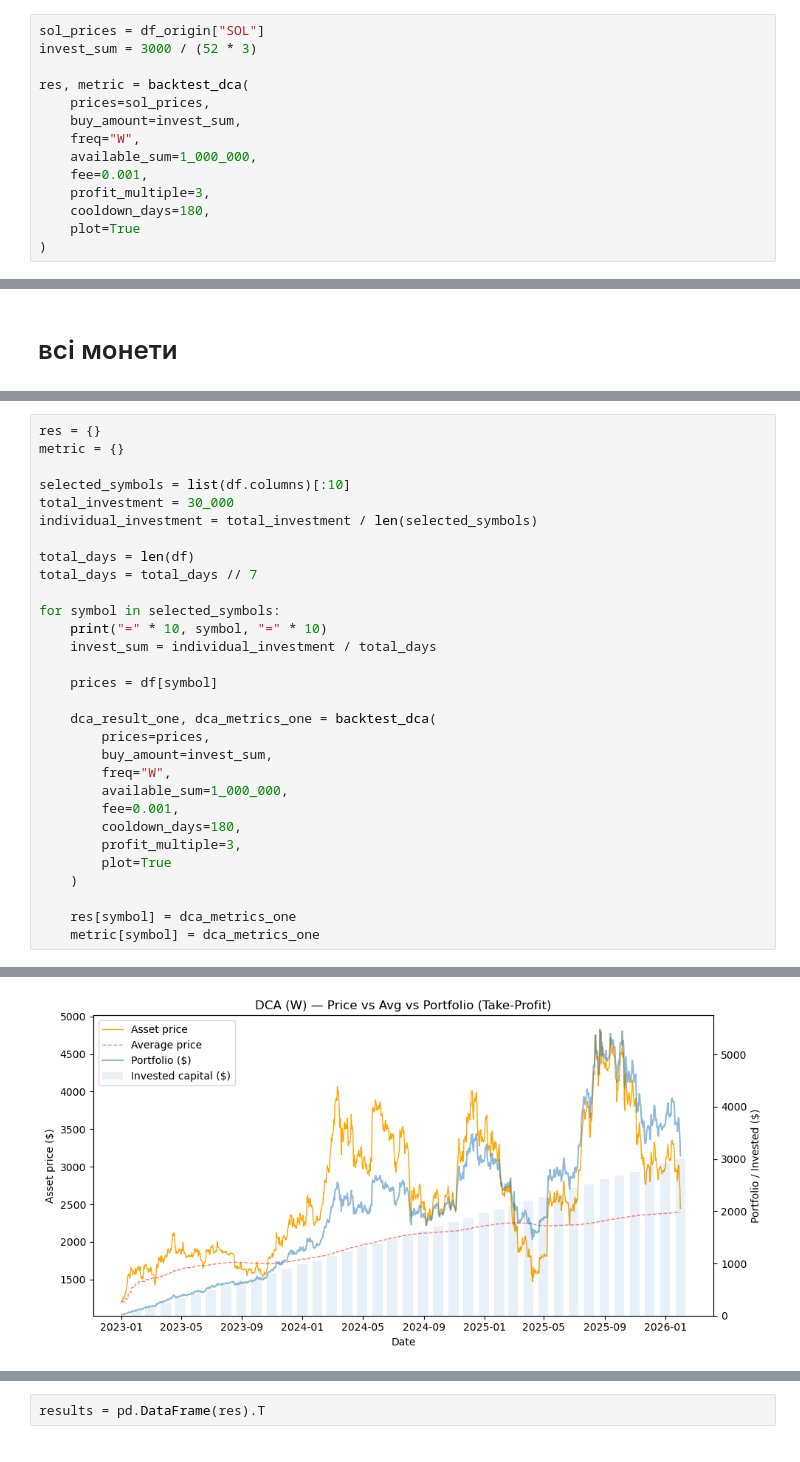
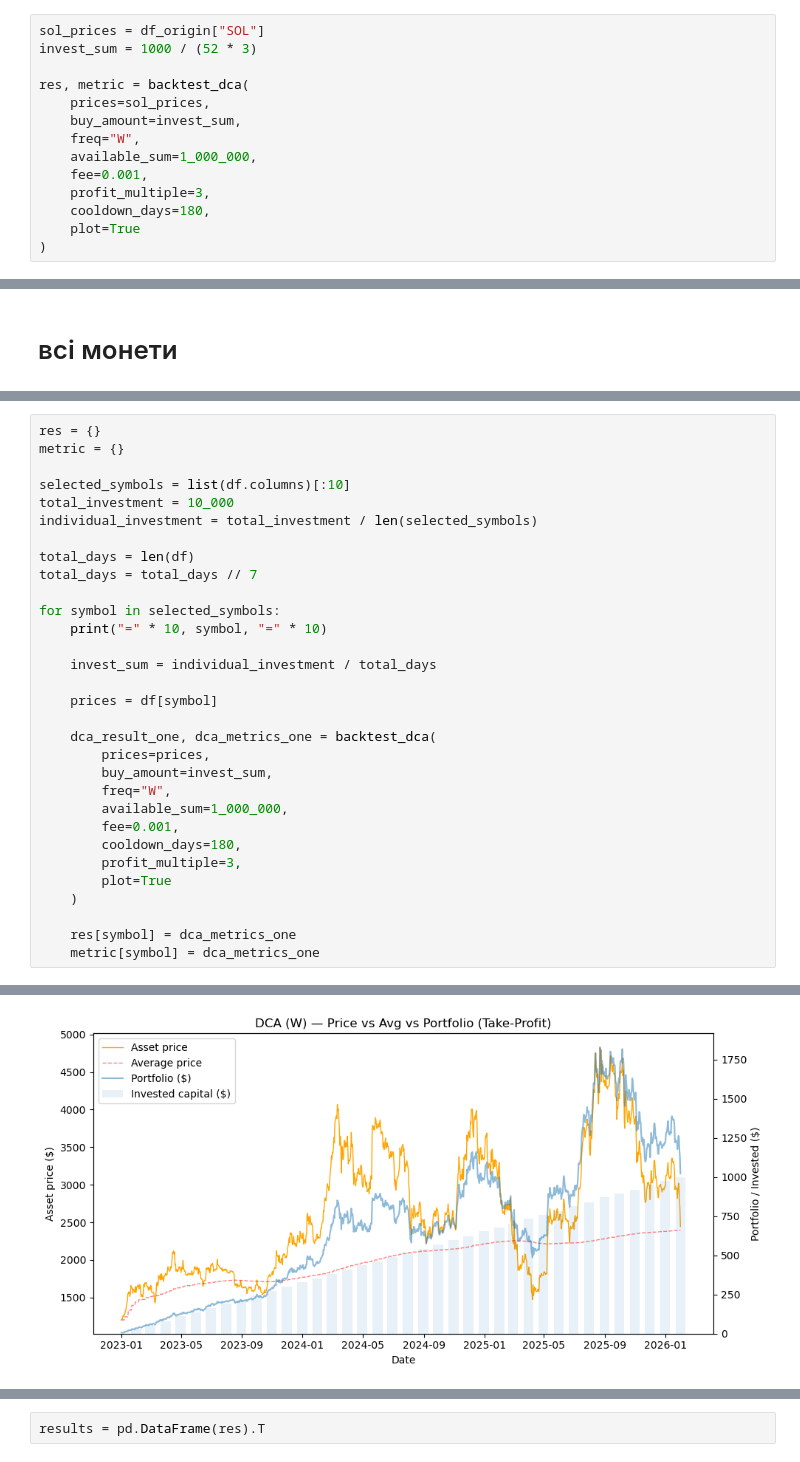
Before and after one commit to Familenko/backtest, a Jupyter notebook: test_dca.ipynb, the cells around one changed output, grey strips where cells are left out. Cells and saved outputs as stored; diff of their text form.

```diff
--- a/test_dca.ipynb
+++ b/test_dca.ipynb
@@ -24,7 +25,7 @@ df_origin
 1127 rows × 12 columns
 # %%
 sol_prices = df_origin["SOL"]
-invest_sum = 3000 / (52 * 3)
+invest_sum = 1000 / (52 * 3)
 
 res, metric = backtest_dca(
     prices=sol_prices,
@@ -92,7 +96,7 @@ res = {}
 metric = {}
 
 selected_symbols = list(df.columns)[:10]
-total_investment = 30_000
+total_investment = 10_000
 individual_investment = total_investment / len(selected_symbols)
 
 total_days = len(df)
@@ -100,6 +104,7 @@ total_days = total_days // 7
 
 for symbol in selected_symbols:
     print("=" * 10, symbol, "=" * 10)
+
     invest_sum = individual_investment / total_days
 
     prices = df[symbol]
@@ -123,3 +128,3 @@ for symbol in selected_symbols:
 ========== ETH ==========
-[figure, old version]
+[figure, new version]
 ========== BNB ==========
```
Also changed, not shown: parts of 9 cells of this notebook.
